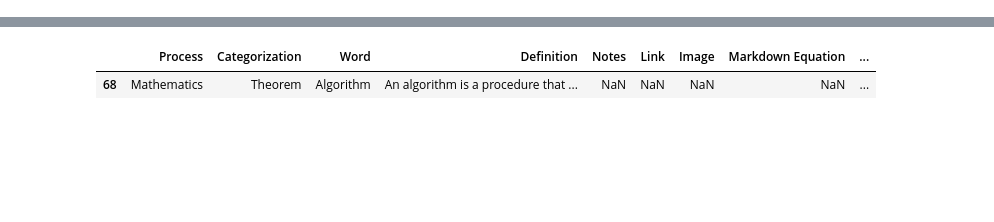
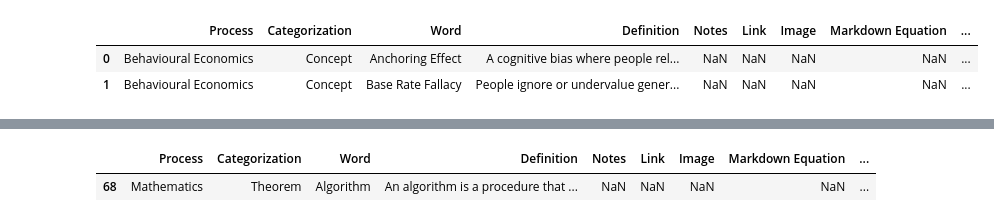
Before and after one commit to derek-dewald/Python_Tools, a Jupyter notebook: JupyterNotebooks/Untitled1.ipynb, the cells around one changed output, grey strips where cells are left out. Drawn from its saved outputs; the diff is of its cells as text; code cells hidden in the pictures; blank space fills up the shorter version.

```diff
--- a/JupyterNotebooks/Untitled1.ipynb
+++ b/JupyterNotebooks/Untitled1.ipynb
@@ -66,0 +16,7 @@ definitions
+# %%
+definitions = pd.read_csv(object_dict['csv_links']['python_object']['google_definition_csv'])
+definitions.head(2)
+# %% [output]
+|  | Process | Categorization | Word | Definition | Notes | Link | Image | Markdown Equation | ... |
+| 0 | Behavioural Economics | Concept | Anchoring Effect | A cognitive bias where people rel... | NaN | NaN | NaN | NaN | ... |
+| 1 | Behavioural Economics | Concept | Base Rate Fallacy | People ignore or undervalue gener... | NaN | NaN | NaN | NaN | ... |
```
Also changed, not shown: parts of 10 cells of this notebook, 9 other files.
